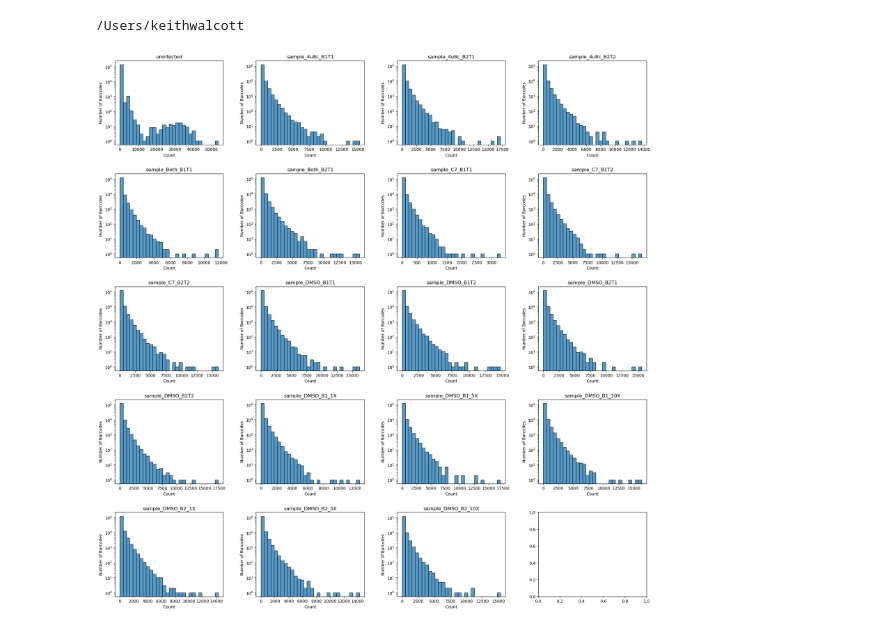
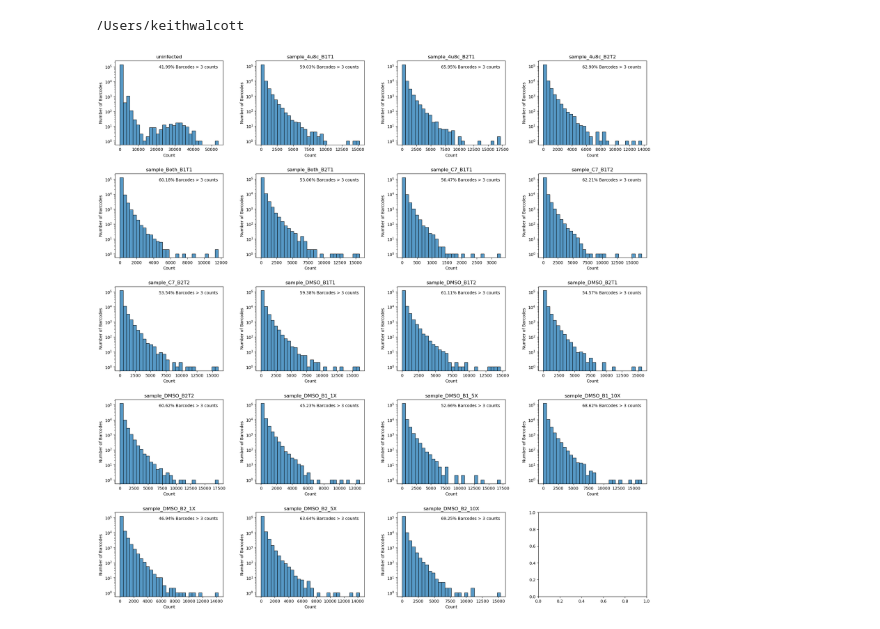
Before and after one commit to kwalcott97/kw_dms, a Jupyter notebook: Comparing sample correlations.ipynb, the cells around one changed output. Saved outputs shown, nothing was run; the diff lists cells and outputs as text; code cells hidden in the pictures.

```diff
--- a/Comparing sample correlations.ipynb
+++ b/Comparing sample correlations.ipynb
@@ -41,20 +41,31 @@ sample_names = [
 # %%
 # Create a figure with subplots
 fig, axes = plt.subplots(nrows=5, ncols=4, figsize=(20, 20))  # Adjust as necessary
 fig.tight_layout(pad=5.0)
 
 # Iterate over each dataframe name and create a histogram
 for name, ax in zip(sample_names, axes.flatten()):
     df = globals()[name]  # Access the dataframe using its name
+
+    # Calculate the percentage of barcodes with count > 3
+    percentage = (df['count'] > 3).mean() * 100
+
     sns.histplot(data=df, x='count', ax=ax, bins=30, kde=False, log=True)
     ax.set_title(name)
     ax.set_xlabel('Count')
     ax.set_ylabel('Number of Barcodes')
 
+    # Add text displaying the percentage
+    ax.text(0.95, 0.95, f'{percentage:.2f}% Barcodes > 3 counts',
+            transform=ax.transAxes,
+            horizontalalignment='right',
+            verticalalignment='top')
+
+
 #plt.savefig('barcode_histograms_big_bins.png')
 plt.show()
 # %% [output]
-[figure, old version]
+[figure, new version]
 # %%
 # Sample groups
 sample_groups = [
```
Also changed, not shown: parts of 2 cells of this notebook, 13 other files.
